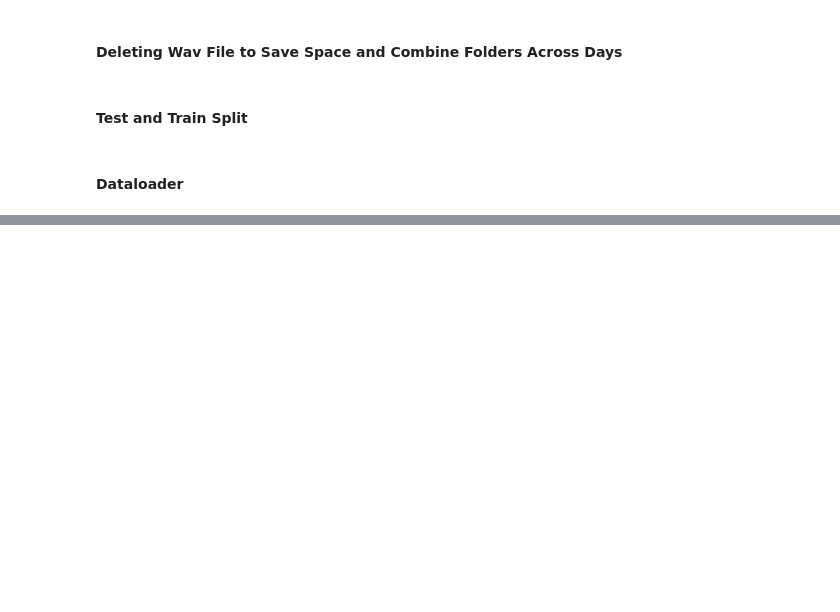
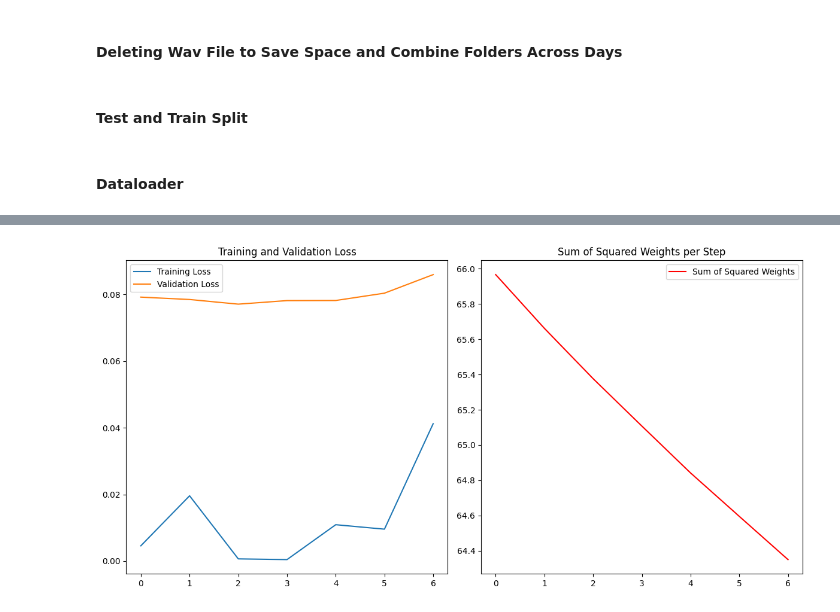
Before and after one commit to georgevenven/canary_song_detector, a Jupyter notebook: tweety_detector.ipynb, the cells around one changed output, grey strips where cells are left out. Cells and saved outputs as stored; diff of their text form; code cells hidden in the pictures; blank space fills up the shorter version.

```diff
--- a/tweety_detector.ipynb
+++ b/tweety_detector.ipynb
@@ -414,3 +421,7 @@ final loss 0.034959010779857635
+# %%
+trainer.plot_results()
+# %% [output]
+[figure, added]
 # %%
 import numpy as np
 import matplotlib.pyplot as plt
```
Also changed, not shown: parts of 7 cells of this notebook, 2 other files.
